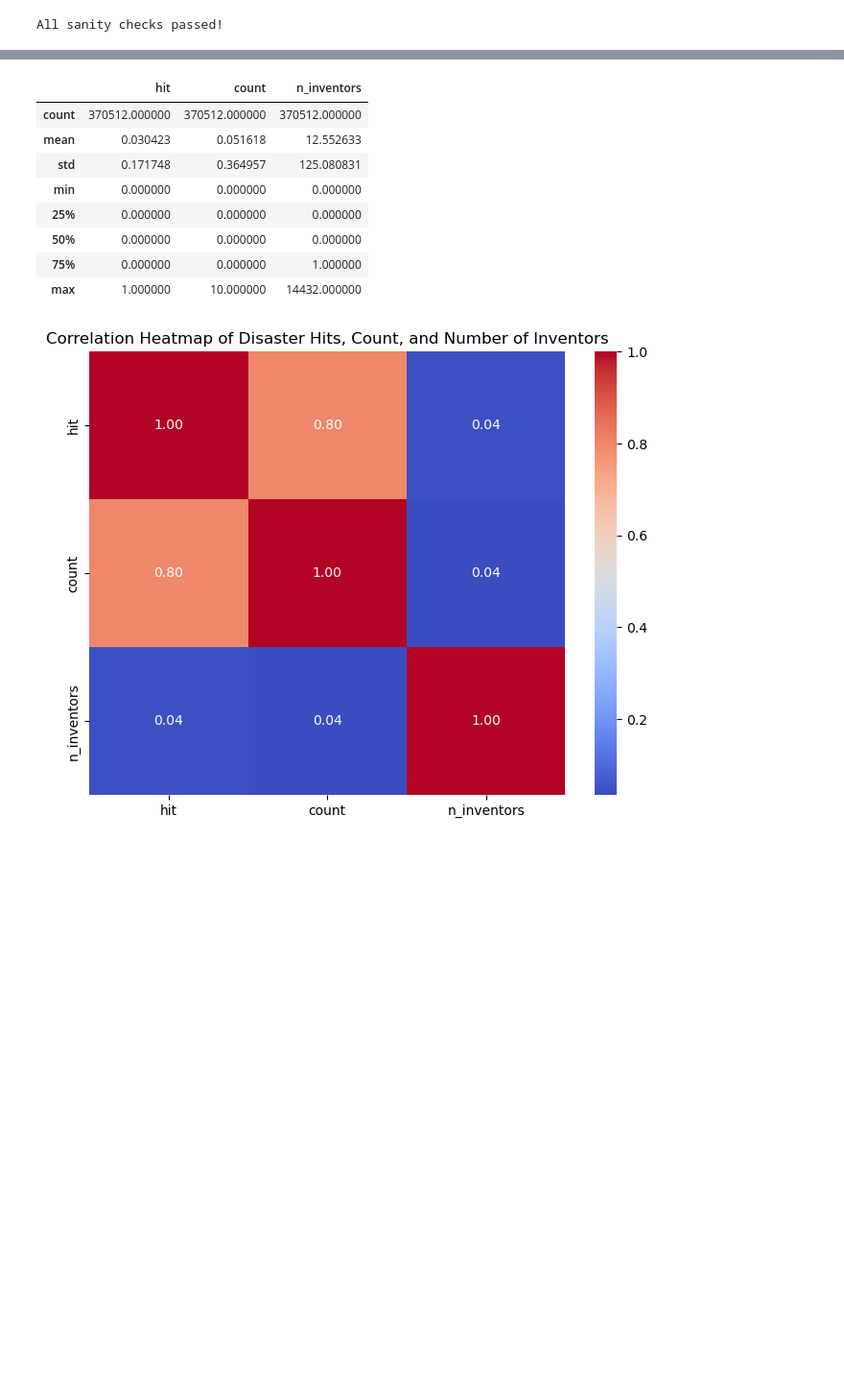
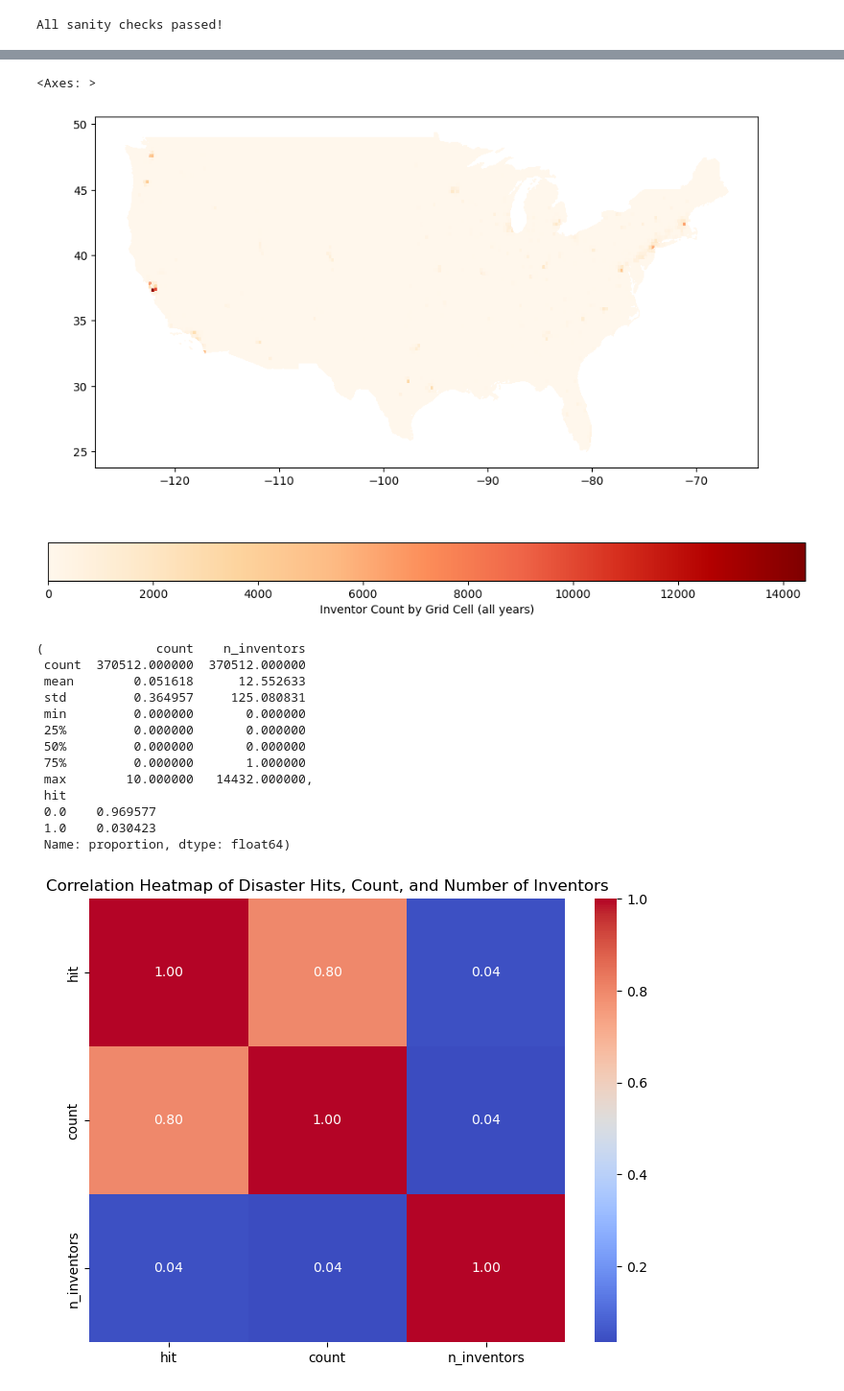
Before and after one commit to koacow/glob-s-RA, a Jupyter notebook: patents/grid_panel/us_disaster_exposure_grid.ipynb, the cells around one changed output, grey strips where cells are left out. Shown at 96% size. Drawn from its saved outputs; the diff is of its cells as text; code cells hidden in the pictures; blank space fills up the shorter version.

Commit message:
added us inventor count graph

```diff
--- a/patents/grid_panel/us_disaster_exposure_grid.ipynb
+++ b/patents/grid_panel/us_disaster_exposure_grid.ipynb
@@ -380,16 +381,33 @@ sandy_year_data.plot(column='hit', legend=True, figsize=(12, 8), edgecolor='none
+# %%
+# 6.3 Plot on a map, inventor counts by grid cell for all years
+inventor_counts = merged_grid_inventors_panel.groupby(['grid_id', 'year'])['n_inventors'].sum().reset_index()
+inventor_counts = inventor_counts.merge(grid[['grid_id', 'geometry']], on='grid_id', how='left')
+inventor_counts = gpd.GeoDataFrame(
+    inventor_counts,
+    geometry=inventor_counts['geometry'],
+    crs="EPSG:4326"
+)
+inventor_counts.plot(column='n_inventors', legend=True, figsize=(12, 8), edgecolor='none', cmap='OrRd', legend_kwds={'label': "Inventor Count by Grid Cell (all years)", 'orientation': 'horizontal'})
+# %% [output]
+<Axes: >
+[figure, added]
 # %%
-# 6.2 Summary statistics
-merged_grid_inventors_panel[['hit', 'count', 'n_inventors']].describe()
+# 6.4 Summary statistics
+merged_grid_inventors_panel[['count', 'n_inventors']].describe(), merged_grid_inventors_panel['hit'].value_counts(normalize=True)
 # %% [output]
-|  | hit | count | n_inventors |
-| count | 370512.000000 | 370512.000000 | 370512.000000 |
-| mean | 0.030423 | 0.051618 | 12.552633 |
-| std | 0.171748 | 0.364957 | 125.080831 |
-| min | 0.000000 | 0.000000 | 0.000000 |
-| 25% | 0.000000 | 0.000000 | 0.000000 |
-| 50% | 0.000000 | 0.000000 | 0.000000 |
-| 75% | 0.000000 | 0.000000 | 1.000000 |
-| max | 1.000000 | 10.000000 | 14432.000000 |
+(               count    n_inventors
+ count  370512.000000  370512.000000
+ mean        0.051618      12.552633
+ std         0.364957     125.080831
+ min         0.000000       0.000000
+ 25%         0.000000       0.000000
+ 50%         0.000000       0.000000
+ 75%         0.000000       1.000000
+ max        10.000000   14432.000000,
+ hit
+ 0.0    0.969577
+ 1.0    0.030423
+ Name: proportion, dtype: float64)
 # %%
 # 6.3 Plot correlation heatmap
 import seaborn as sns
```
Also changed, not shown: parts of 2 cells of this notebook.
